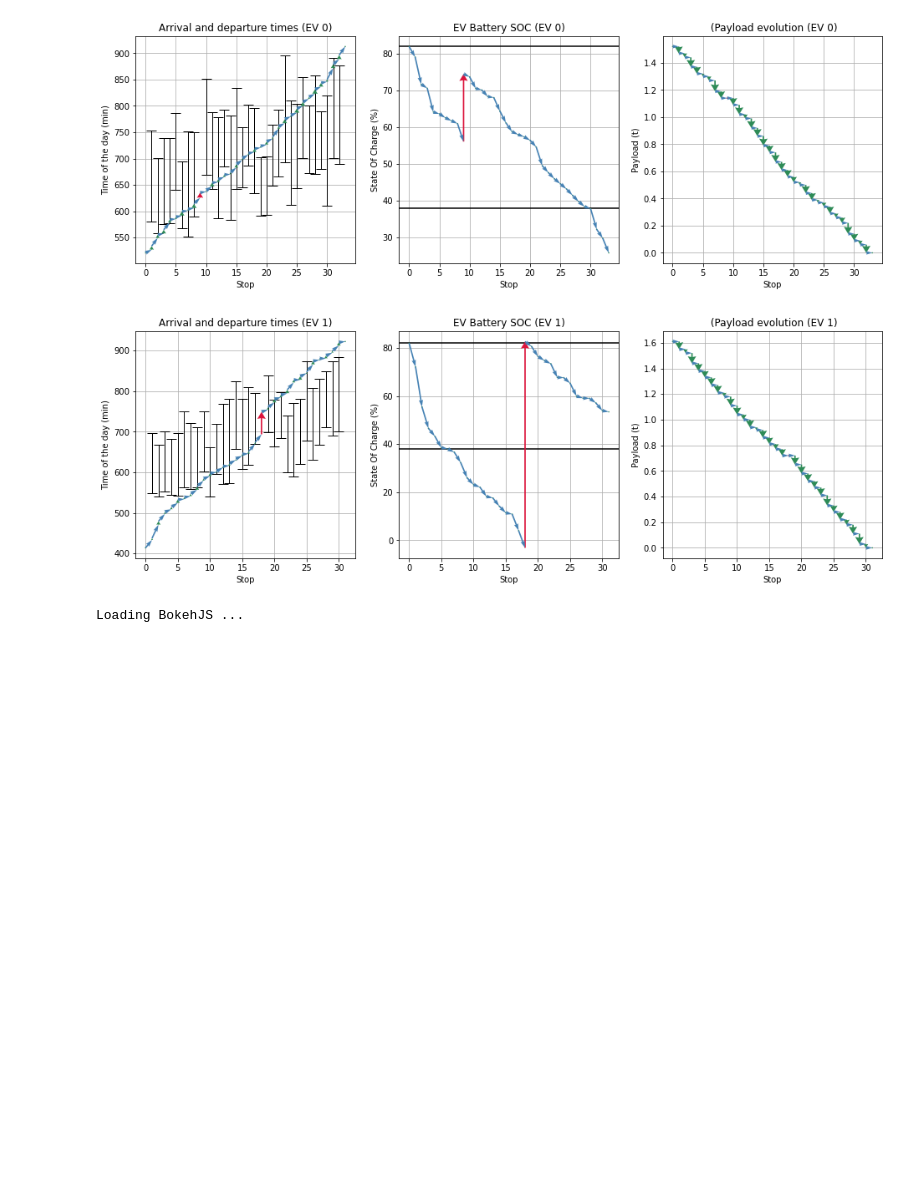
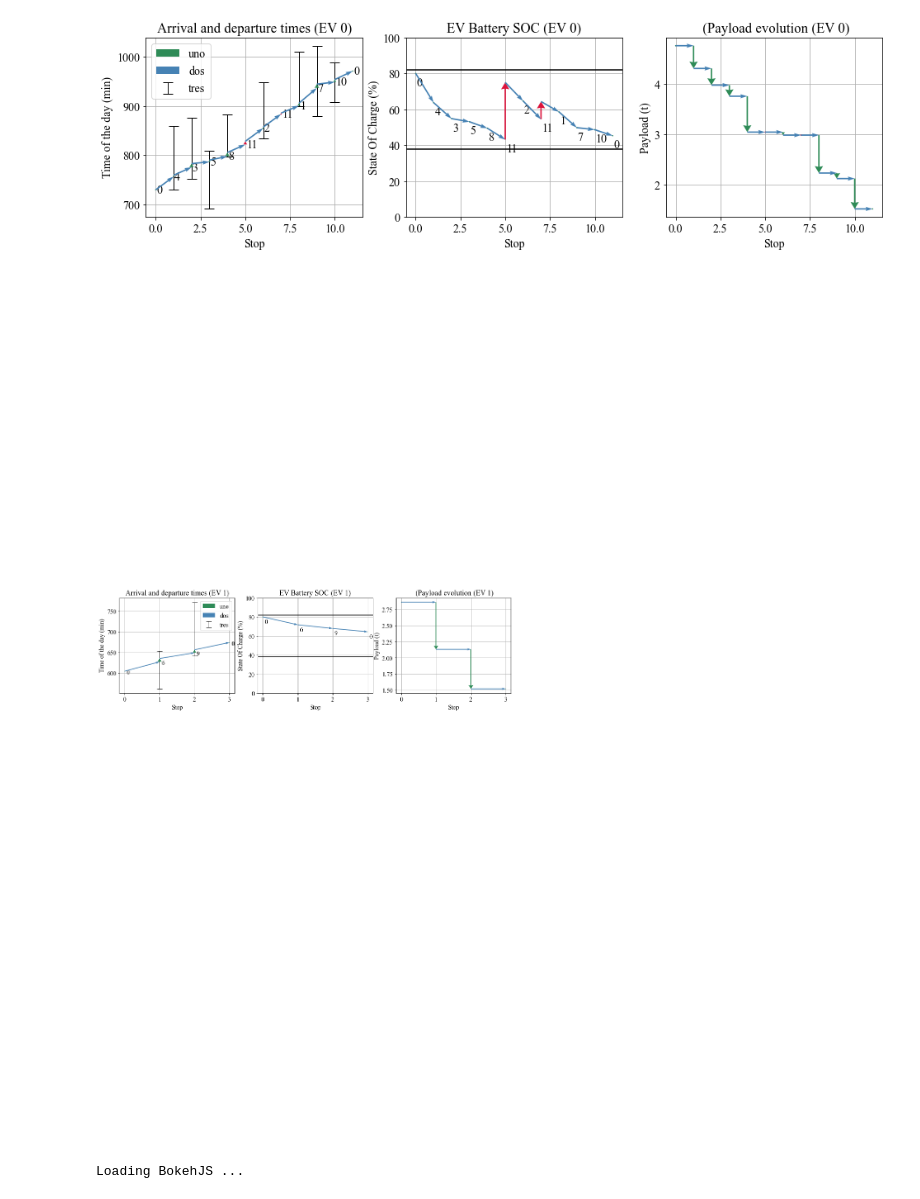
Before and after one commit to jpfutalef/DynamicStochasticElectricVRP, a Jupyter notebook: notebooks/plot_operation.ipynb, the cells around one changed output. Cells and saved outputs as stored; diff of their text form; code cells hidden in the pictures; blank space fills up the shorter version.

```diff
--- a/notebooks/plot_operation.ipynb
+++ b/notebooks/plot_operation.ipynb
@@ -1,39 +1,41 @@
 # %%
 import sys
 
 import pandas as pd
 
 sys.path.append('..')
 from models.Fleet import  from_xml
+from matplotlib import rcParams
+rcParams['font.family'] = 'Times New Roman'
+rcParams['font.size'] = '14'
 
-#
-instance_folder = '../data/XML_files/60C_2CS_1D_2EV_4CAP_HIGHWEIGHT'
-opt_res_folder = f'{instance_folder}/02-06-2020_12-02-25_INFEASIBLE_ASSIGNATION'
+instance_folder = '../data/GA_implementation_xml/10C_2CS_1D_2EV_3CAP'
+opt_res_folder = f'{instance_folder}/18-05-2020_15-06-13_FEASIBLE_ASSIGNED'
 
-fleet = from_xml(f'{instance_folder}/60C_2CS_1D_2EV_4CAP_HIGHWEIGHT_already_assigned.xml', assign_customers=False)
+fleet = from_xml(f'{instance_folder}/10C_2CS_1D_2EV_3CAP_already_assigned.xml', assign_customers=False)
 
 #
 fleet_size = 2
 
 routes = {}
 for i in range(fleet_size):
     ev_file = f'{opt_res_folder}/EV{i}_operation.csv'
     df = pd.read_csv(ev_file)
     Sk = tuple(df['Sk'])
     Lk = tuple(df['Lk'])
     x1_0 = df['x1_reaching'].iloc[0]
     x2_0 = df['x2_reaching'].iloc[0]
     x3_0 = df['x3_reaching'].iloc[0]
     routes[i] = ((Sk, Lk), x1_0, x2_0, x3_0)
 
 fleet.set_routes_of_vehicles(routes)
 fleet.create_optimization_vector()
 
 
-plots = fleet.plot_operation_pyplot()
+plots = fleet.plot_operation_pyplot(label_offset=(.05, -7), fig_size=(16,4))
 # %% [output]
-[figure, old version]
+[figure, new version]
-[figure, old version]
+[figure, new version]
 # %%
 from bokeh.io import output_notebook
 output_notebook()
```
Also changed, not shown: parts of 2 cells of this notebook, 8 other files.
